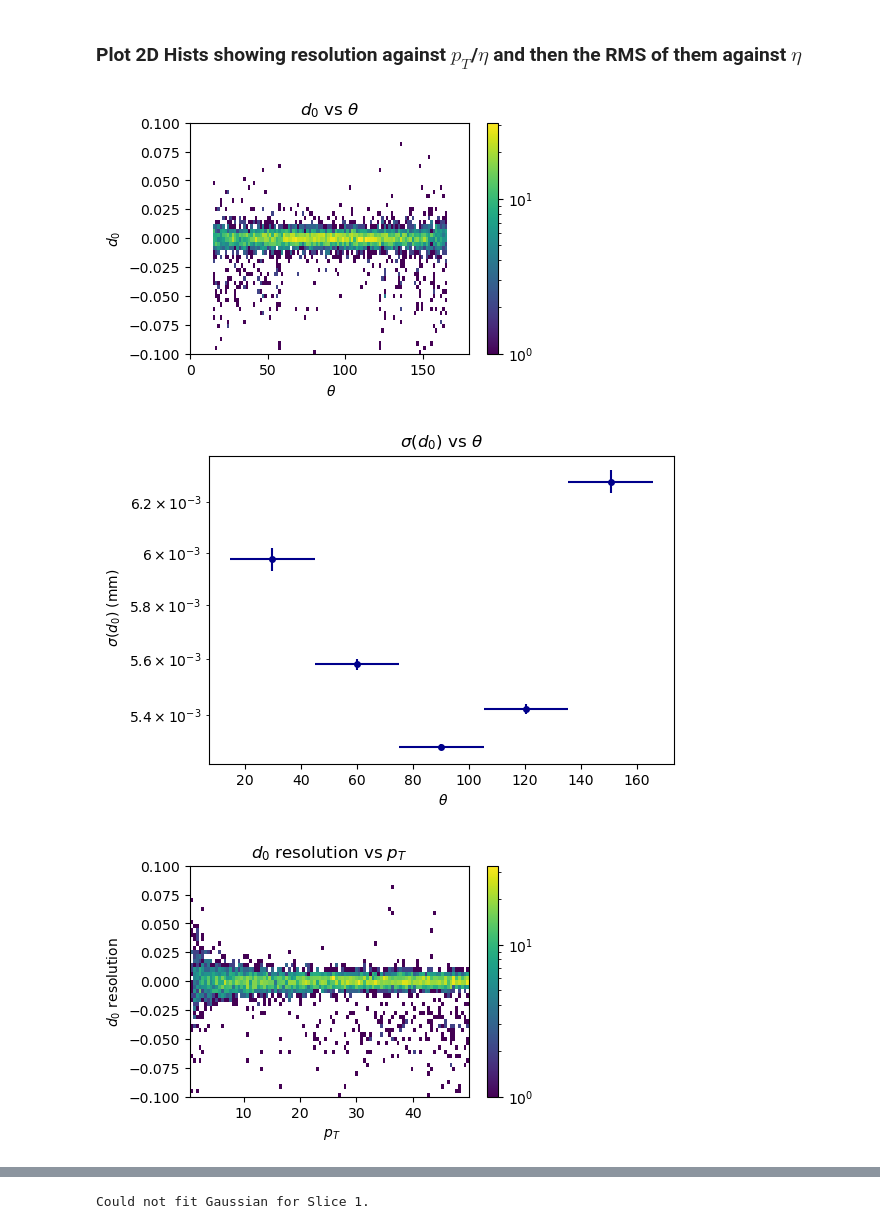
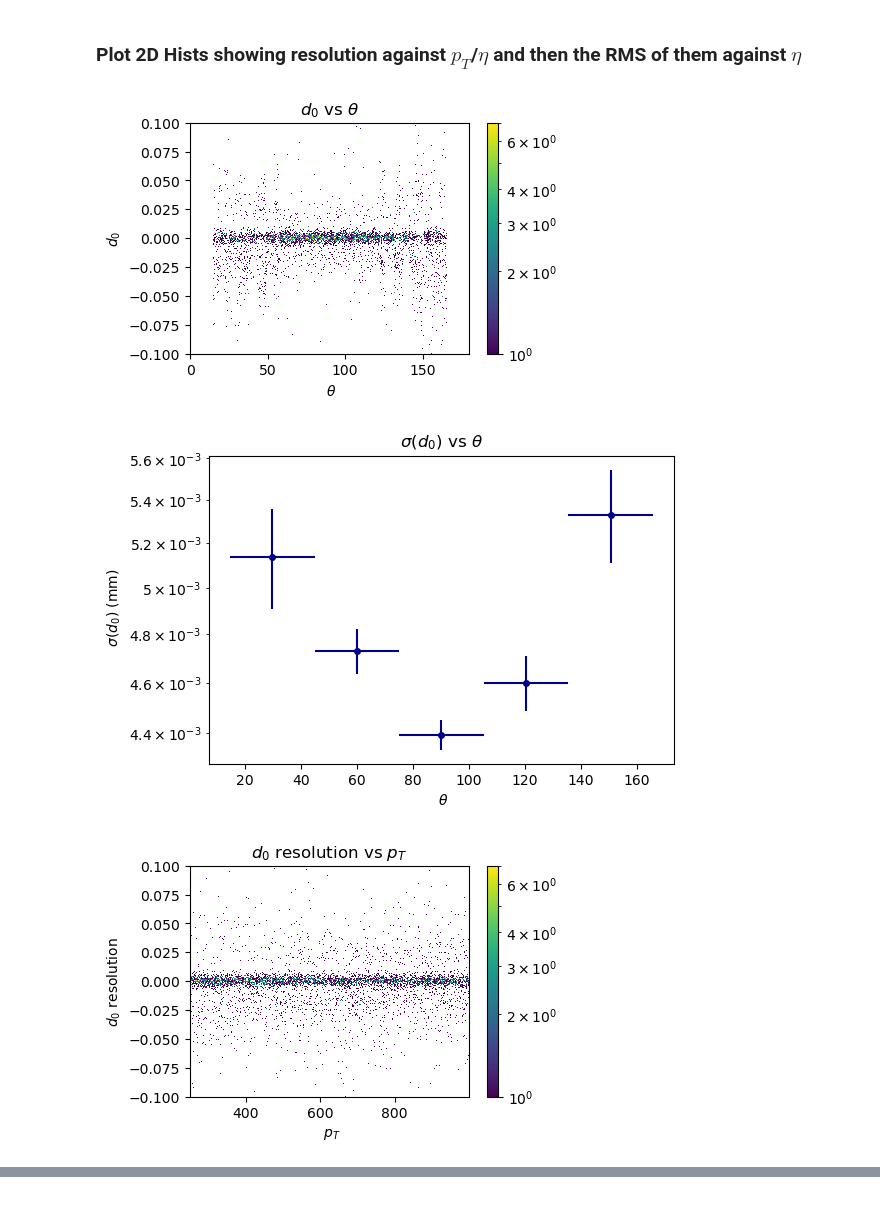
Before and after one commit to kdp-lab/maia_detector_paper, a Jupyter notebook: json_analysis.ipynb, the cells around one changed output, grey strips where cells are left out. Drawn from its saved outputs; the diff is of its cells as text; code cells hidden in the pictures.

```diff
--- a/json_analysis.ipynb
+++ b/json_analysis.ipynb
@@ -218,8 +234,8 @@ def gaussian(x, a, mu, sigma):
 
 def fit_gaussian(slice_data, bins=np.linspace(-0.5, 0.5, 100), mean = 0, rms = 0.01):
     if mean is None:
-        rms = np.mean(slice_data)
-    if mean is None:
+        mean = np.mean(slice_data)
+    if rms is None:
         rms = np.sqrt(np.mean(np.square(slice_data - mean)))
     counts, bin_edges = np.histogram(slice_data, bins=bins)
     bin_centers = (bin_edges[:-1] + bin_edges[1:]) / 2
@@ -321,7 +337,7 @@ def plotrms(datax, datay, bins, label="", xlim=None, ylim=None):
 ##############################################################################################################################################################################################################################
 # Function for plotting a 1D histogram and fitting a Gaussian to it
 
-def plotrms_slice(datax, datay, x_bins, bins, title=""):
+def plotrms_slice(datax, datay, x_bins, bins, title="", rv = False, sigma5 = False):
     data_flatx = np.array(np.ravel(datax)).T
     data_flaty = np.array(np.ravel(datay)).T
 
@@ -331,7 +347,7 @@ def plotrms_slice(datax, datay, x_bins, bins, title=""):
         gaussian_fit = True
         try:
             # Fit a Gaussian to the slice data using the fit_gaussian function
-            popt, pcov, bin_centers = fit_gaussian(slice_data, bins)
+            popt, pcov, bin_centers = fit_gaussian(slice_data, bins, mean = None, rms = None)
             fitted_mean = popt[1]
             fitted_rms = popt[2]
         except RuntimeError:
@@ -348,15 +364,19 @@ def plotrms_slice(datax, datay, x_bins, bins, title=""):
         print("------------------------------------")
 
         # Plot the 1D histogram with the Gaussian fit
-        plt.hist(slice_data, bins, alpha=0.5, label=f'Slice {i}')
+        plt.hist(slice_data, bins, alpha=0.5, label='Data')
         if gaussian_fit:
             plt.plot(bin_centers, gaussian(bin_centers, *popt), 'r--', label='Gaussian Fit')
-        plt.xlabel('Data')
+        if sigma5 == True:
+            plt.axvline(x=fitted_mean - 5*np.abs(fitted_rms), linestyle='dotted', color='green', label=f'-5$\sigma$ = {fitted_mean - 5*np.abs(fitted_rms)}')
+            plt.axvline(x=fitted_mean + 5*np.abs(fitted_rms), linestyle='dotted', color='green', label=f'+5$\sigma$ = {fitted_mean + 5*np.abs(fitted_rms)}')
         plt.ylabel('Counts')
-        plt.title(title+ f' for Slice {i}')
+        plt.xlabel(title, fontsize = 15)#+ f' for Slice {i}')
+        #plt.yscale('log')
         plt.legend()
         plt.show()
-        return fitted_rms
+        if rv == True:
+            return fitted_rms, fitted_mean
 
 ##############################################################################################################################################################################################################################
 # 2D Histogram plotting function
@@ -416,13 +436,16 @@ def compare1DHistograms(datas,bins,scale='linear',label="",leg=[]):
     ax = fig.add_subplot(111)
 
     for i,data in enumerate(datas):
+        if len(data) != 0:
+            # handle data, there must be a smarter way to do this...
+            if type(data[0])==np.int64   : data_flat=data
+            elif type(data[0])==np.float32 : data_flat=data
+            else : data_flat = ak.flatten(data, axis=None)
 
-        # handle data, there must be a smarter way to do this...
-        if type(data[0])==np.int64   : data_flat=data
-        elif type(data[0])==np.float32 : data_flat=data
-        else : data_flat = ak.flatten(data, axis=None)
-
-        ax.hist(data_flat, bins, alpha=0.5, label=leg[i] if len(leg)>i else "")
+            ax.hist(data_flat, bins, alpha=0.5, label=leg[i] if len(leg)>i else "")
+        else:
+            print("No data for histogram",i)
+            continue
 
     # handle labels
     title  = "" if len(label.split(";")) < 1 else label.split(";")[0]
@@ -480,37 +522,37 @@ compare1DHistograms(arrays, bins = nhits_bins, leg = legends, label = ';$p_T$ re
 # # Histogram for mcp_eta
 # plt.figure(figsize=(6, 3))
 
 # plt.subplot(1, 2, 1)
 # plt.hist((mcp_eta), bins=50, color='green')
 # plt.xlabel('MCP $\\eta$')
 # plt.ylabel('Count')
 # plt.title('MCP $\\eta$ Distribution')
 
 # # Histogram for mcp_phi
 # plt.subplot(1, 2, 2)
 # plt.hist((mcp_phi), bins=50, color='red')
 # plt.xlabel('MCP $\\phi$')
 # plt.ylabel('Count')
 # plt.title('MCP $\\phi$ Distribution')
 
 # # Adjust subplot spacing
 # plt.tight_layout()
 
-pt_xlim = [0, 50]
+pt_xlim = [250,1000]
 rms_bins = 5
-plot2DHistogram(theta_match, d0_res_match, bins=(100,600), label=r"$d_0$ vs $\theta$; $\theta$;$d_0$", xlim = (0,180), ylim = (-0.1,0.1))
+plot2DHistogram(theta_match, d0_res_match, bins=(300,1000), label=r"$d_0$ vs $\theta$; $\theta$;$d_0$", xlim = (0,180), ylim = (-0.1,0.1))
 plotrms(theta_match, d0_res_match, bins=rms_bins, label=r"$\sigma(d_0)$ vs $\theta$; $\theta$; $\sigma(d_0)$ (mm)")
-plot2DHistogram(pt_match, d0_res_match, bins=(100,600), label=r"$d_0$ resolution vs $p_T$; $p_T$;$d_0$ resolution", ylim = (-0.1,0.1))#, xlim = (0,1000), ylim = (-0.1,0.1))
+plot2DHistogram(pt_match, d0_res_match, bins=(300,1000), label=r"$d_0$ resolution vs $p_T$; $p_T$;$d_0$ resolution", ylim = (-0.1,0.1))#, xlim = (0,1000), ylim = (-0.1,0.1))
 plotrms(pt_match, d0_res_match, bins=rms_bins, label=r"$\sigma(d_0)$ vs $p_T$; $p_T$ (GeV); $\sigma(d_0)$ (mm)", xlim = pt_xlim)
 # plot2DHistogram(eta_match, z0_res_match, bins=(100,1000), label=r"$z_0$ resolution vs $\eta$; $\eta$;$z_0$ resolution", xlim = (-3,3), ylim = (-0.1,0.1))
 # plotrms(eta_match, z0_res_match, bins=rms_bins, label=r"$\sigma(z_0)$ vs $\eta$; $\eta$; $\sigma(z_0)$")
 # plot2DHistogram(pt_match, z0_res_match, bins=(100,1000), label=r"$z_0$ resolution vs $p_T$; $p_T$;$z_0$ resolution", xlim = pt_xlim, ylim = (-0.1,0.1))
 # plotrms(pt_match, z0_res_match, bins=rms_bins, label=r"$\sigma(z_0)$ vs $p_T$; $p_T$; $\sigma(z_0)$", xlim = pt_xlim)
-plot2DHistogram(pt_match, pt_res, bins=(100,15000), label=r"$p_T$ resolution vs $p_T$; $p_T$ (GeV);$p_T$ resolution", xlim = pt_xlim, ylim = (-0.5,0.5))
+plot2DHistogram(pt_match, pt_res, bins=(100,15000), label=r"$p_T$ resolution vs $p_T$; $p_T$ (GeV);$p_T$ resolution", xlim = pt_xlim, ylim = (-1,1))
 plotrms(pt_match, pt_res, bins=rms_bins, label=r"$\sigma(p_T)$ vs $p_T$; $p_T$; $\sigma(p_T)$ (GeV)", xlim = pt_xlim)
 plot2DHistogram(eta_match, pt_res, bins=(100,15000), label=r"$p_T$ resolution vs $\eta$; $\eta$;$p_T$ resolution", xlim = (-3,3), ylim = (-0.5,0.5))
 plotrms(theta_match, pt_res, bins=rms_bins, label=r"$\sigma(p_T)$ vs $\theta$; $\theta$; $\sigma(p_T)$ (GeV)")
 # %% [output]
-[figure, old version]
+[figure, new version]
-[figure, old version]
+[figure, new version]
-[figure, old version]
+[figure, new version]
@@ -519 +560,0 @@ plotrms(theta_match, pt_res, bins=rms_bins, label=r"$\sigma(p_T)$ vs $\theta$; $
-Could not fit Gaussian for Slice 1.
```
Also changed, not shown: parts of 12 cells of this notebook.
